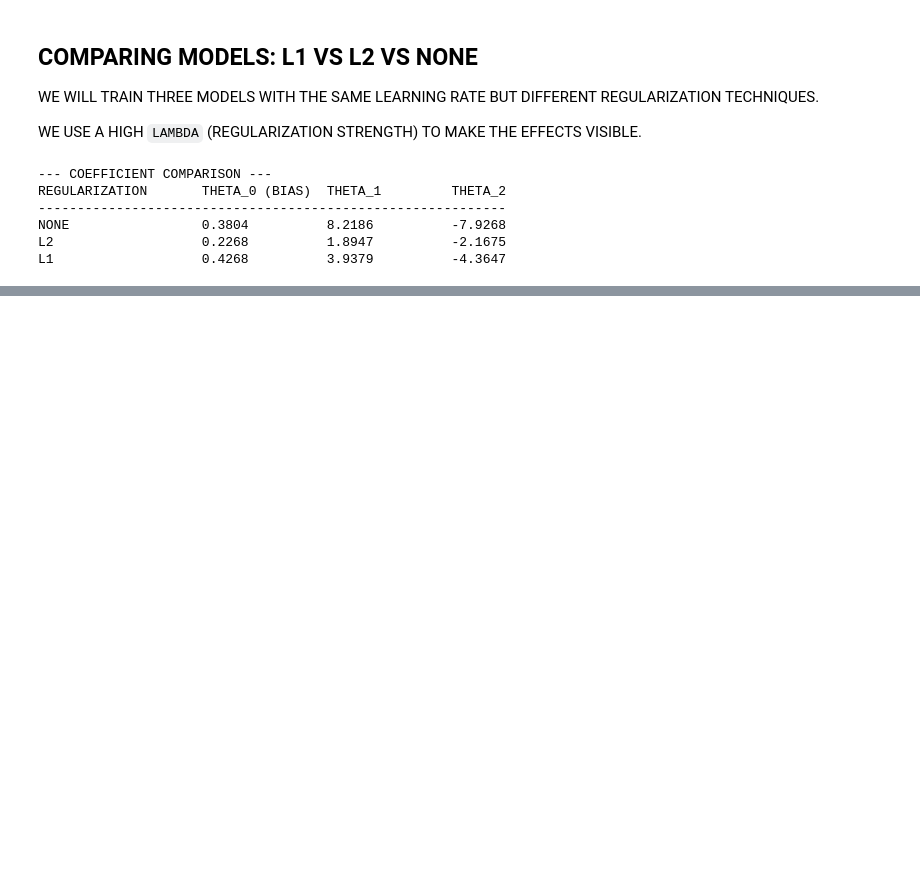
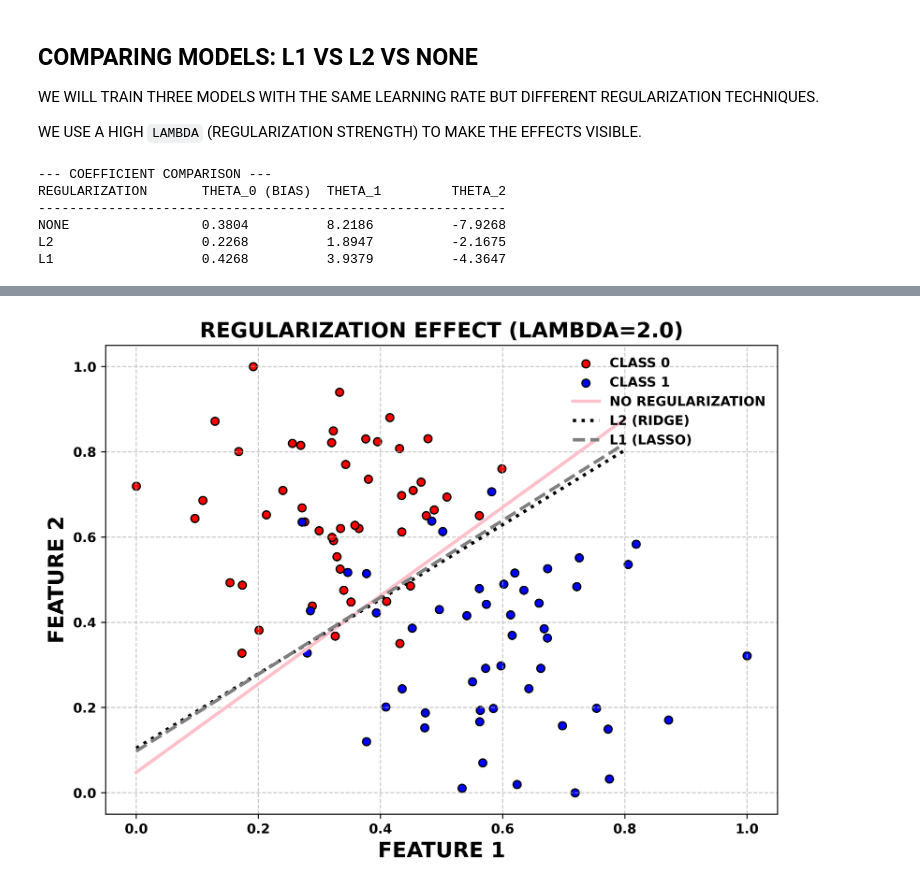
Before and after one commit to DaRkSouL36/LogisticRegression, a Jupyter notebook: LogisticRegression_Regularization.ipynb, the cells around one changed output, grey strips where cells are left out. Cells and saved outputs as stored; diff of their text form; code cells hidden in the pictures; blank space fills up the shorter version.

Commit message:
VISUALIZING THE EFFECT OF REGULARIZATION ON DECISION BOUNDARY

```diff
--- a/LogisticRegression_Regularization.ipynb
+++ b/LogisticRegression_Regularization.ipynb
@@ -304,0 +308,37 @@ L1                   0.4268          3.9379          -4.3647
+# %%
+plt.figure(figsize=(8, 6), dpi=500)
+
+# SCATTER PLOT
+mask_0 = (y_data.flatten() == 0)
+mask_1 = (y_data.flatten() == 1)
+plt.scatter(X_norm[mask_0, 0], X_norm[mask_0, 1], color='red', edgecolor='black', label="CLASS 0")
+plt.scatter(X_norm[mask_1, 0], X_norm[mask_1, 1], color='blue', edgecolor='black', label="CLASS 1")
+
+# PLOTTING BOUNDARIES
+x_vals = np.linspace(0, 0.8, 100)
+
+models = [model_None, model_L2, model_L1]
+labels = ['NO REGULARIZATION', 'L2 (RIDGE)', 'L1 (LASSO)']
+colors = ['pink', 'black', 'grey']
+styles = ['solid' , 'dotted', 'dashed']
+
+for model_obj, label, col, style in zip(models, labels, colors, styles):
+    theta = model_obj.theta
+    # x2 = -(theta0 + theta1*x1) / theta2
+    y_vals = -(theta[0] + theta[1] * x_vals) / theta[2]
+
+    plt.plot(x_vals, y_vals, color=col, linestyle=style, linewidth=2.5, label=label)
+
+plt.title(f"REGULARIZATION EFFECT (LAMBDA={LAMBDA_VAL})", fontsize=16, fontweight='bold')
+plt.xlabel("FEATURE 1", fontsize=16, fontweight='bold')
+plt.ylabel("FEATURE 2", fontsize=16, fontweight='bold')
+
+for label in plt.gca().get_xticklabels() + plt.gca().get_yticklabels():
+    label.set_fontweight('bold')
+
+plt.grid(True, linestyle='--', alpha=0.7)
+plt.legend(loc='upper right', fontsize=12, frameon=False, prop={'weight': 'bold'})
+plt.tight_layout()
+plt.show()
+# %% [output]
+[figure, added]
```
Also changed, not shown: parts of 1 cell of this notebook.
